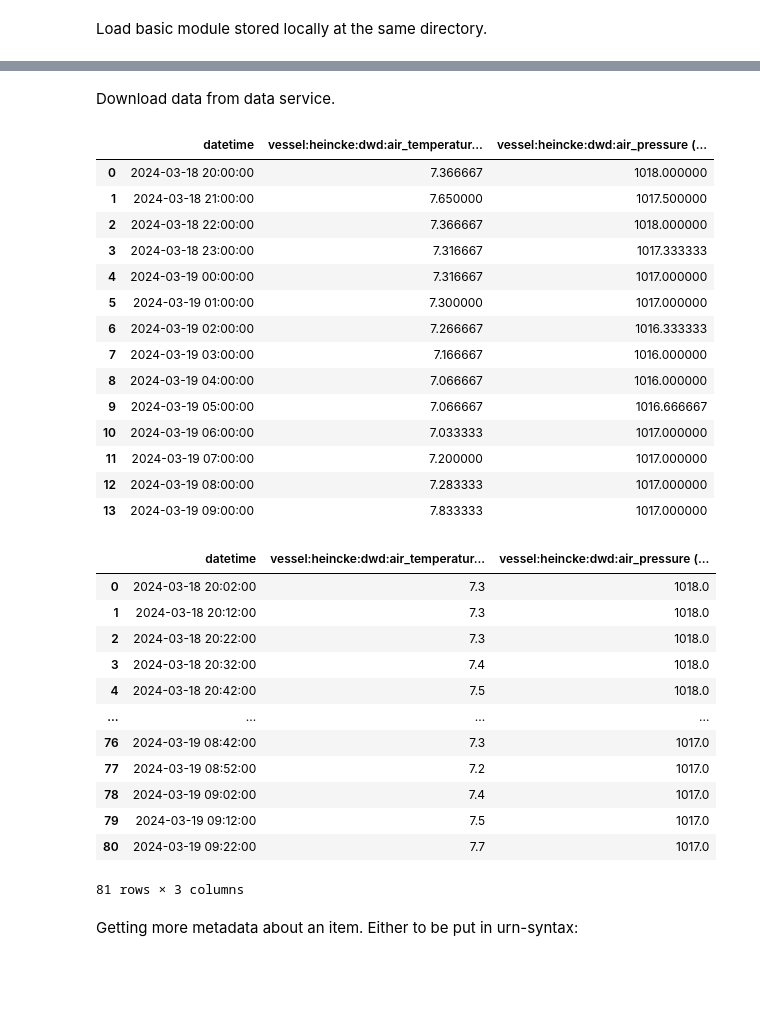
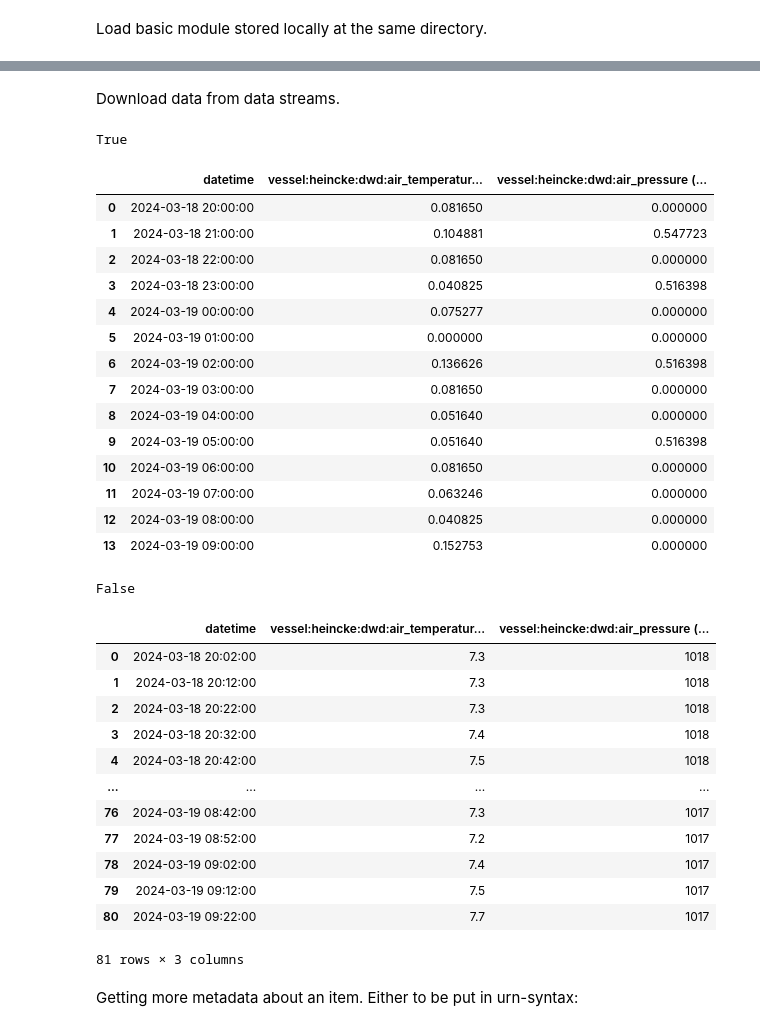
Before and after one commit to o2a-data/o2a-data-dws, a Jupyter notebook: o2a-py-summary.ipynb, the cells around one changed output, grey strips where cells are left out. Drawn from its saved outputs; the diff is of its cells as text; code cells hidden in the pictures; blank space fills up the shorter version.

Commit message:
upgrade to streams

```diff
--- a/o2a-py-summary.ipynb
+++ b/o2a-py-summary.ipynb
@@ -22,43 +20,45 @@ a.items(urns[1])
 # %% [markdown]
-Download data from data service.
+Download data from data streams.
 # %%
 
 dateIn = "2024-03-18T20:00:00"
 dateOut = "2024-03-19T09:24:28"
-urns = "vessel:heincke:dwd:air_temperature, vessel:heincke:dwd:air_pressure"
-a.downloadDataFromDWS(items = urns, begin = dateIn, end = dateOut)
+urns = ["vessel:heincke:dwd:air_temperature","vessel:heincke:dwd:air_pressure"]
+a.downloadDataFromStreams(items = urns, begin = dateIn, end = dateOut, aggregateFunctions="STDDEV")
 # %% [output]
+True
 |  | datetime | vessel:heincke:dwd:air_temperatur... | vessel:heincke:dwd:air_pressure (... |
-| 0 | 2024-03-18 20:00:00 | 7.366667 | 1018.000000 |
-| 1 | 2024-03-18 21:00:00 | 7.650000 | 1017.500000 |
-| 2 | 2024-03-18 22:00:00 | 7.366667 | 1018.000000 |
-| 3 | 2024-03-18 23:00:00 | 7.316667 | 1017.333333 |
-| 4 | 2024-03-19 00:00:00 | 7.316667 | 1017.000000 |
-| 5 | 2024-03-19 01:00:00 | 7.300000 | 1017.000000 |
-| 6 | 2024-03-19 02:00:00 | 7.266667 | 1016.333333 |
-| 7 | 2024-03-19 03:00:00 | 7.166667 | 1016.000000 |
-| 8 | 2024-03-19 04:00:00 | 7.066667 | 1016.000000 |
-| 9 | 2024-03-19 05:00:00 | 7.066667 | 1016.666667 |
-| 10 | 2024-03-19 06:00:00 | 7.033333 | 1017.000000 |
-| 11 | 2024-03-19 07:00:00 | 7.200000 | 1017.000000 |
-| 12 | 2024-03-19 08:00:00 | 7.283333 | 1017.000000 |
-| 13 | 2024-03-19 09:00:00 | 7.833333 | 1017.000000 |
+| 0 | 2024-03-18 20:00:00 | 0.081650 | 0.000000 |
+| 1 | 2024-03-18 21:00:00 | 0.104881 | 0.547723 |
+| 2 | 2024-03-18 22:00:00 | 0.081650 | 0.000000 |
+| 3 | 2024-03-18 23:00:00 | 0.040825 | 0.516398 |
+| 4 | 2024-03-19 00:00:00 | 0.075277 | 0.000000 |
+| 5 | 2024-03-19 01:00:00 | 0.000000 | 0.000000 |
+| 6 | 2024-03-19 02:00:00 | 0.136626 | 0.516398 |
+| 7 | 2024-03-19 03:00:00 | 0.081650 | 0.000000 |
+| 8 | 2024-03-19 04:00:00 | 0.051640 | 0.000000 |
+| 9 | 2024-03-19 05:00:00 | 0.051640 | 0.516398 |
+| 10 | 2024-03-19 06:00:00 | 0.081650 | 0.000000 |
+| 11 | 2024-03-19 07:00:00 | 0.063246 | 0.000000 |
+| 12 | 2024-03-19 08:00:00 | 0.040825 | 0.000000 |
+| 13 | 2024-03-19 09:00:00 | 0.152753 | 0.000000 |
 # %%
-a.downloadDataFromDWS(items = urns, begin = dateIn, end = dateOut, aggregate = 'minute')
+a.downloadDataFromStreams(items = urns, begin = dateIn, end = dateOut, aggregate = 'MINUTE')
 # %% [output]
+False
 |  | datetime | vessel:heincke:dwd:air_temperatur... | vessel:heincke:dwd:air_pressure (... |
-| 0 | 2024-03-18 20:02:00 | 7.3 | 1018.0 |
-| 1 | 2024-03-18 20:12:00 | 7.3 | 1018.0 |
-| 2 | 2024-03-18 20:22:00 | 7.3 | 1018.0 |
-| 3 | 2024-03-18 20:32:00 | 7.4 | 1018.0 |
-| 4 | 2024-03-18 20:42:00 | 7.5 | 1018.0 |
+| 0 | 2024-03-18 20:02:00 | 7.3 | 1018 |
+| 1 | 2024-03-18 20:12:00 | 7.3 | 1018 |
+| 2 | 2024-03-18 20:22:00 | 7.3 | 1018 |
+| 3 | 2024-03-18 20:32:00 | 7.4 | 1018 |
+| 4 | 2024-03-18 20:42:00 | 7.5 | 1018 |
 | ... | ... | ... | ... |
-| 76 | 2024-03-19 08:42:00 | 7.3 | 1017.0 |
-| 77 | 2024-03-19 08:52:00 | 7.2 | 1017.0 |
-| 78 | 2024-03-19 09:02:00 | 7.4 | 1017.0 |
-| 79 | 2024-03-19 09:12:00 | 7.5 | 1017.0 |
-| 80 | 2024-03-19 09:22:00 | 7.7 | 1017.0 |
+| 76 | 2024-03-19 08:42:00 | 7.3 | 1017 |
+| 77 | 2024-03-19 08:52:00 | 7.2 | 1017 |
+| 78 | 2024-03-19 09:02:00 | 7.4 | 1017 |
+| 79 | 2024-03-19 09:12:00 | 7.5 | 1017 |
+| 80 | 2024-03-19 09:22:00 | 7.7 | 1017 |
-81 rows × 3 columns
+81 rows × 3 columns
 # %% [markdown]
 Getting more metadata about an item. Either to be put in urn-syntax:
 # %%
```
Also changed, not shown: parts of 9 cells of this notebook.
